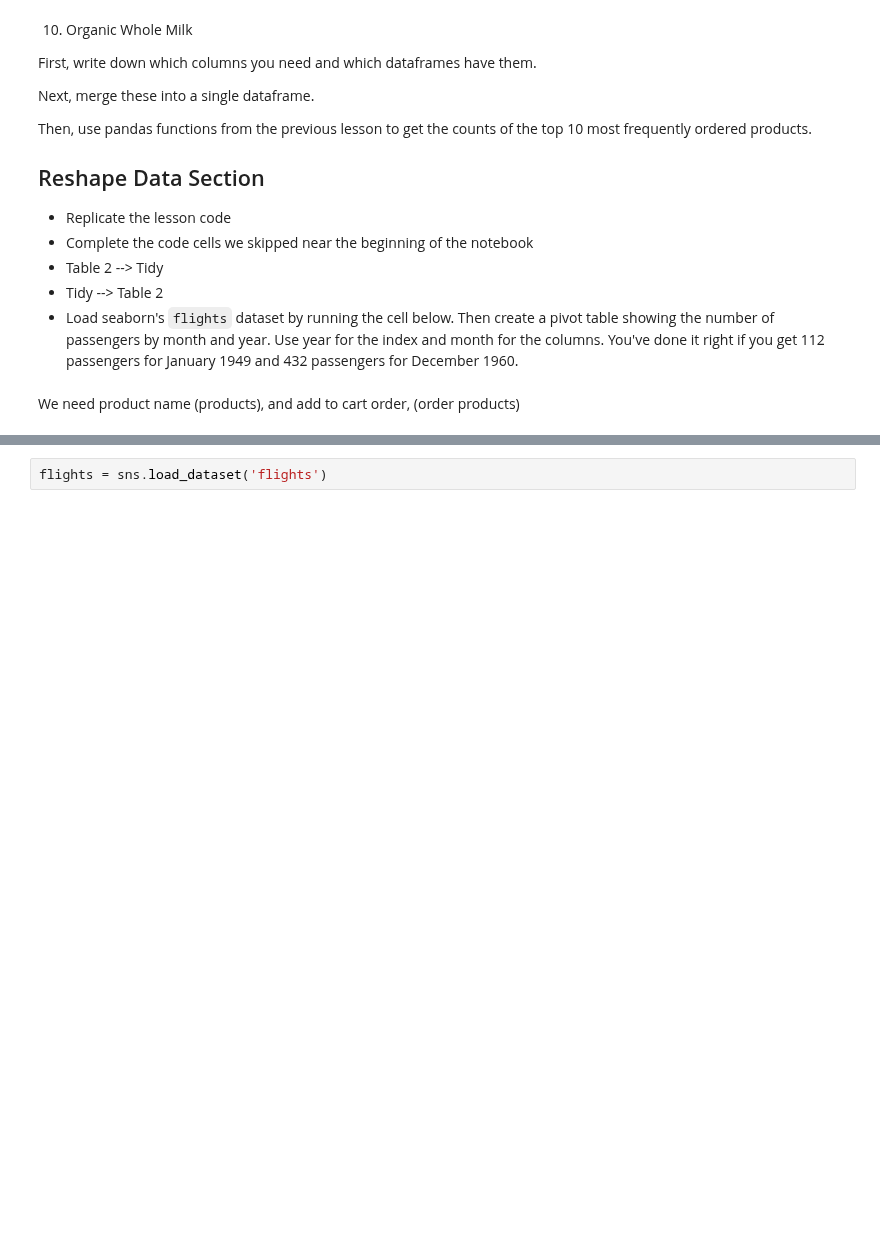
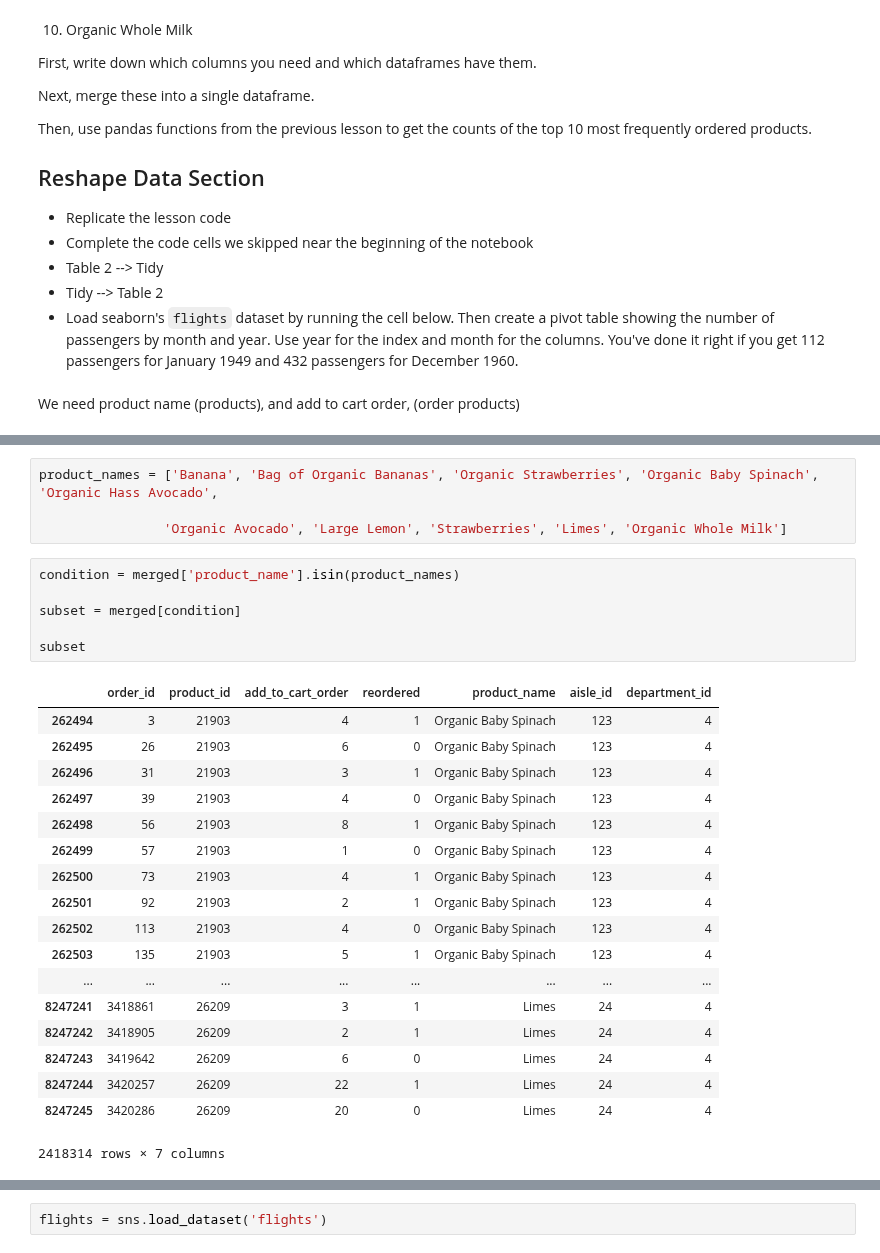
Before and after one commit to HeyLaxmi/DS-Unit-1-Sprint-1-Dealing-With-Data, a Jupyter notebook: Copy_of_Copy_of_LS_DS_121_Join_and_Reshape_Data.ipynb, the cells around one changed output, grey strips where cells are left out. Cells and saved outputs as stored; diff of their text form; blank space fills up the shorter version.

```diff
--- a/Copy_of_Copy_of_LS_DS_121_Join_and_Reshape_Data.ipynb
+++ b/Copy_of_Copy_of_LS_DS_121_Join_and_Reshape_Data.ipynb
@@ -327,0 +357,29 @@ merged = pd.merge(order_products,
+# %%
+product_names = ['Banana', 'Bag of Organic Bananas', 'Organic Strawberries', 'Organic Baby Spinach', 'Organic Hass Avocado',
+
+                'Organic Avocado', 'Large Lemon', 'Strawberries', 'Limes', 'Organic Whole Milk']
+# %%
+condition = merged['product_name'].isin(product_names)
+
+subset = merged[condition]
+
+subset
+# %% [output]
+|  | order_id | product_id | add_to_cart_order | reordered | product_name | aisle_id | department_id |
+| 262494 | 3 | 21903 | 4 | 1 | Organic Baby Spinach | 123 | 4 |
+| 262495 | 26 | 21903 | 6 | 0 | Organic Baby Spinach | 123 | 4 |
+| 262496 | 31 | 21903 | 3 | 1 | Organic Baby Spinach | 123 | 4 |
+| 262497 | 39 | 21903 | 4 | 0 | Organic Baby Spinach | 123 | 4 |
+| 262498 | 56 | 21903 | 8 | 1 | Organic Baby Spinach | 123 | 4 |
+| 262499 | 57 | 21903 | 1 | 0 | Organic Baby Spinach | 123 | 4 |
+| 262500 | 73 | 21903 | 4 | 1 | Organic Baby Spinach | 123 | 4 |
+| 262501 | 92 | 21903 | 2 | 1 | Organic Baby Spinach | 123 | 4 |
+| 262502 | 113 | 21903 | 4 | 0 | Organic Baby Spinach | 123 | 4 |
+| 262503 | 135 | 21903 | 5 | 1 | Organic Baby Spinach | 123 | 4 |
+| ... | ... | ... | ... | ... | ... | ... | ... |
+| 8247241 | 3418861 | 26209 | 3 | 1 | Limes | 24 | 4 |
+| 8247242 | 3418905 | 26209 | 2 | 1 | Limes | 24 | 4 |
+| 8247243 | 3419642 | 26209 | 6 | 0 | Limes | 24 | 4 |
+| 8247244 | 3420257 | 26209 | 22 | 1 | Limes | 24 | 4 |
+| 8247245 | 3420286 | 26209 | 20 | 0 | Limes | 24 | 4 |
+2418314 rows × 7 columns
```
Also changed, not shown: parts of 6 cells of this notebook.
